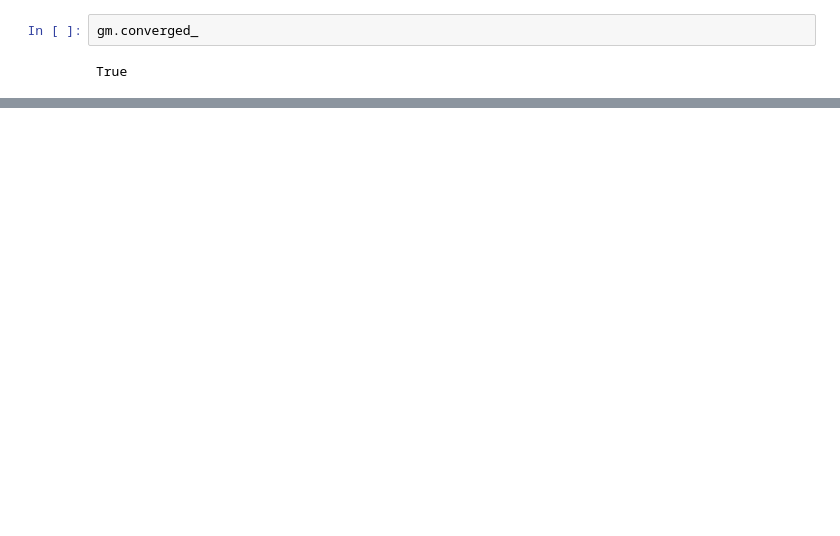
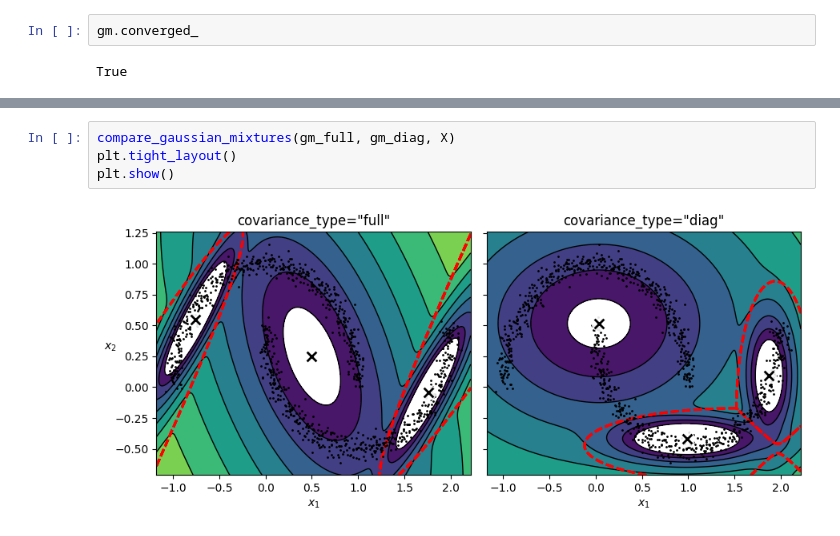
Before and after one commit to kk412027247/nlp, a Jupyter notebook: chapter 9/unsupervised_learning_techniques.ipynb, the cells around one changed output, grey strips where cells are left out. Saved outputs shown, nothing was run; the diff lists cells and outputs as text; blank space fills up the shorter version.

```diff
--- a/chapter 9/unsupervised_learning_techniques.ipynb
+++ b/chapter 9/unsupervised_learning_techniques.ipynb
@@ -553,0 +588,6 @@ plt.show()
+# %%
+compare_gaussian_mixtures(gm_full, gm_diag, X)
+plt.tight_layout()
+plt.show()
+# %% [output]
+[figure, added]
```
Also changed, not shown: parts of 19 cells of this notebook.
